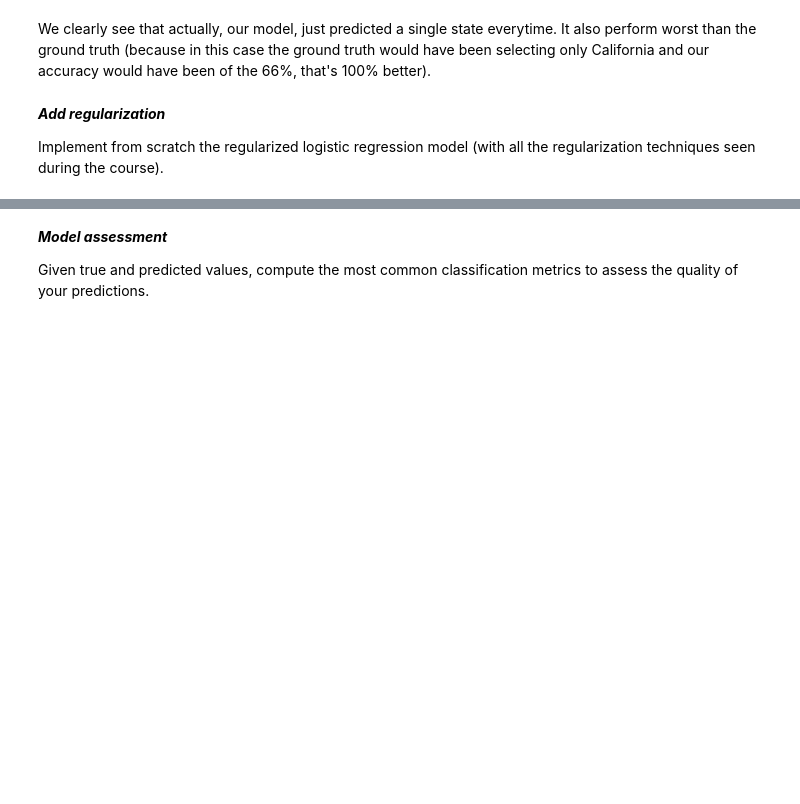
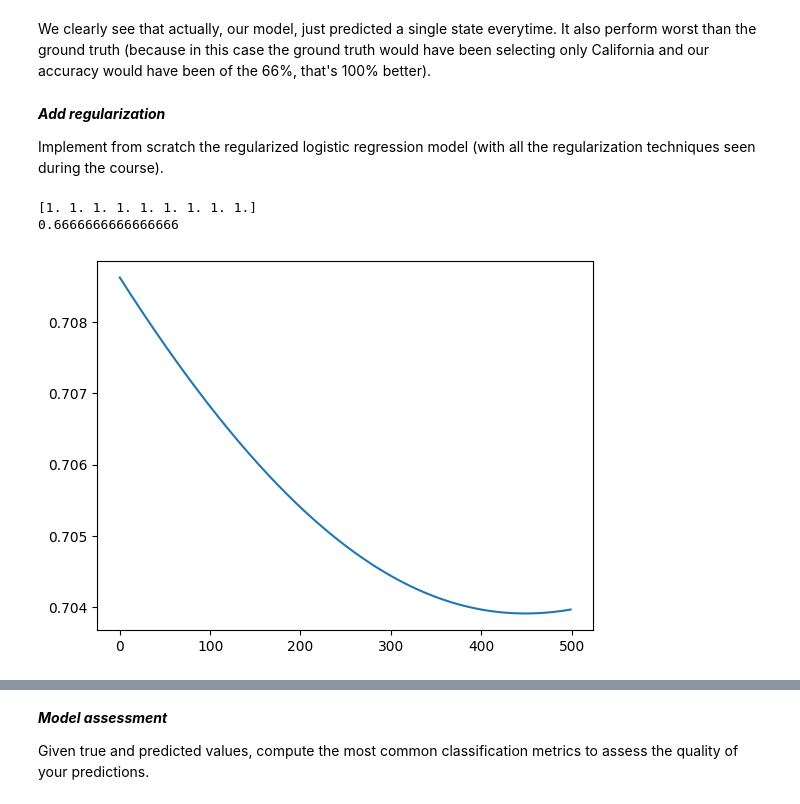
Before and after one commit to frekkoz3/Intro_to_ML_24-25, a Jupyter notebook: challenges/challenge_zero_Bredariol_Francesco.ipynb, the cells around one changed output, grey strips where cells are left out. Saved outputs shown, nothing was run; the diff lists cells and outputs as text; code cells hidden in the pictures; blank space fills up the shorter version.

```diff
--- a/challenges/challenge_zero_Bredariol_Francesco.ipynb
+++ b/challenges/challenge_zero_Bredariol_Francesco.ipynb
@@ -348,0 +409,21 @@ def GDLogistic(X, labels, iter, gamma):
+# %%
+def accuracy(X_test, Y_test, w, threshold):
+    accuracy = 0
+    y_pred = sigmoidM(X_test, w)
+    y_pred[y_pred < threshold] = 0
+    y_pred[y_pred > threshold] = 1
+    print(y_pred)
+    for i in range (len(Y_test)):
+        if Y_test[i] == y_pred[i]:
+            accuracy+=1
+    return accuracy / len(Y_test)
+# %%
+# Model with Ridge
+iter = 500
+mdR = modelVisualization(X_train, y_train, iter, 0.0001, 2, 0, 0.5, ['Florida', 'California'])
+w = mdR[0]
+print(accuracy(X_test, y_test, w, 0.5))
+# %% [output]
+[1. 1. 1. 1. 1. 1. 1. 1. 1.]
+0.6666666666666666
+[figure, added]
```
Also changed, not shown: parts of 11 cells of this notebook.
